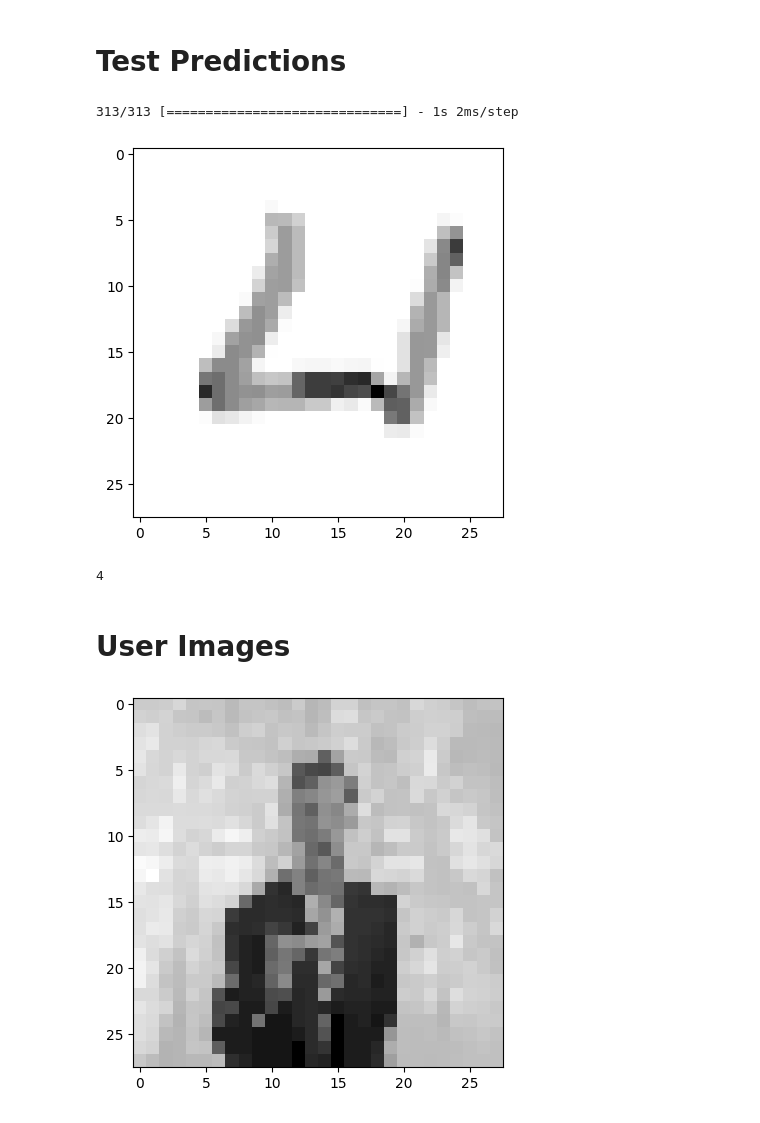
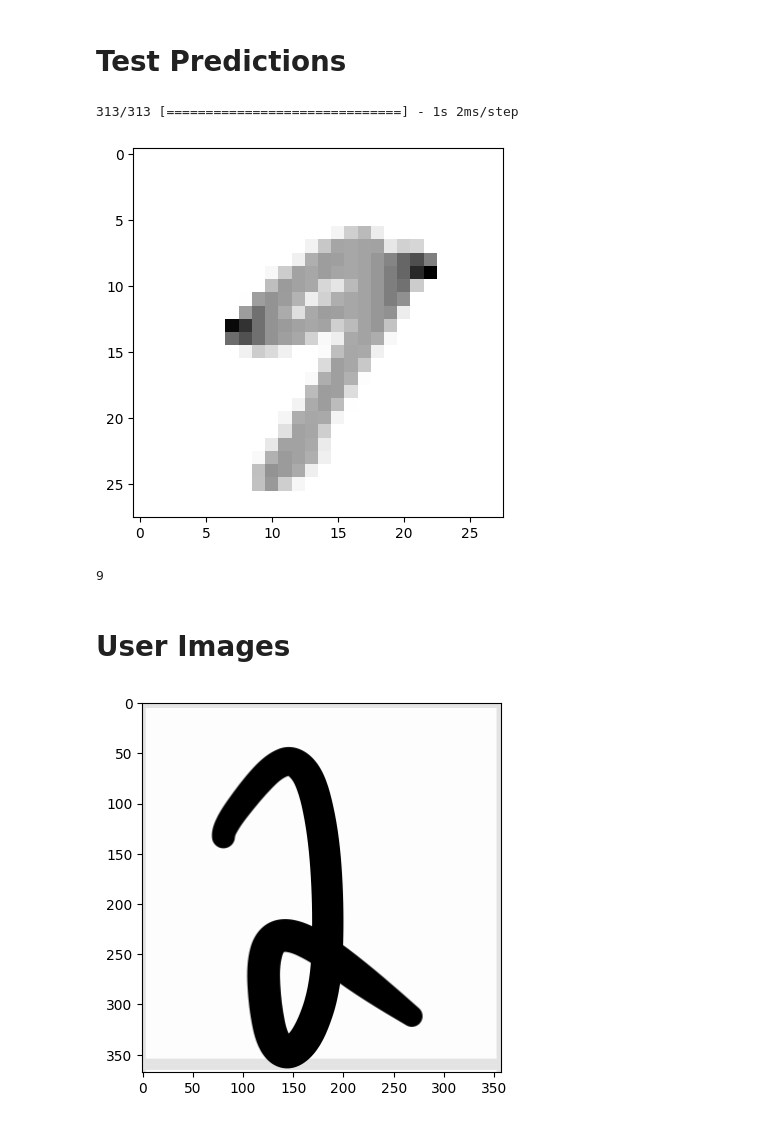
Before and after one commit to Tesser3kt/GEVO, a Jupyter notebook: 4.AB/neural-networks/numbers.ipynb, the cells around one changed output. Drawn from its saved outputs; the diff is of its cells as text; code cells hidden in the pictures.

```diff
--- a/4.AB/neural-networks/numbers.ipynb
+++ b/4.AB/neural-networks/numbers.ipynb
@@ -69,29 +61,29 @@ import matplotlib.pyplot as plt
 new_model = tf.keras.models.load_model('numbers.model')
 predictions = new_model.predict([x_test])
 
-plt.imshow(x_test[33], cmap = plt.cm.binary)
+plt.imshow(x_test[20], cmap = plt.cm.binary)
 plt.show()
 # %% [output]
 313/313 [==============================] - 1s 2ms/step
-[figure, old version]
+[figure, new version]
 # %%
 import numpy as np
-print(np.argmax(predictions[33]))
+print(np.argmax(predictions[20]))
 # %% [output]
-4
+9
 # %% [markdown]
 # User Images #
 # %%
 import cv2
 import matplotlib.pyplot as plt
 
-img_file = 'test15.png'
+img_file = 'test8.jpg'
 img = cv2.imread(img_file, cv2.IMREAD_GRAYSCALE)
 
 plt.imshow(img, cmap = 'gray')
 plt.show()
 # %% [output]
-[figure, old version]
+[figure, new version]
 # %%
 img_resized = cv2.resize(img, (28, 28), interpolation = cv2.INTER_LINEAR)
 img_resized = np.invert(img_resized)
```
Also changed, not shown: parts of 5 cells of this notebook, 14 other files.
